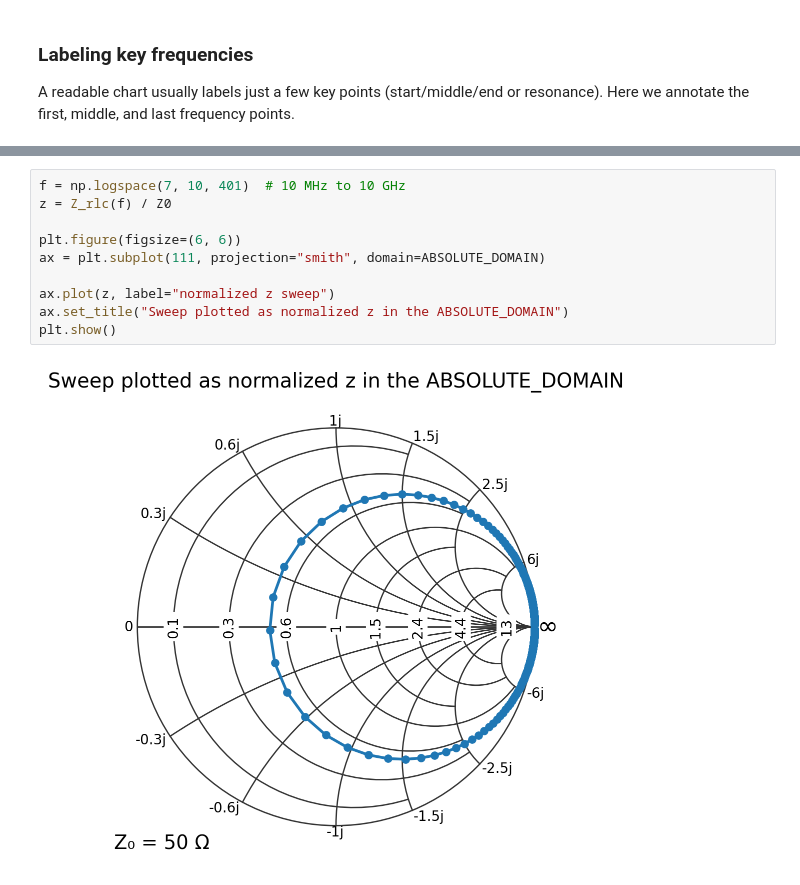
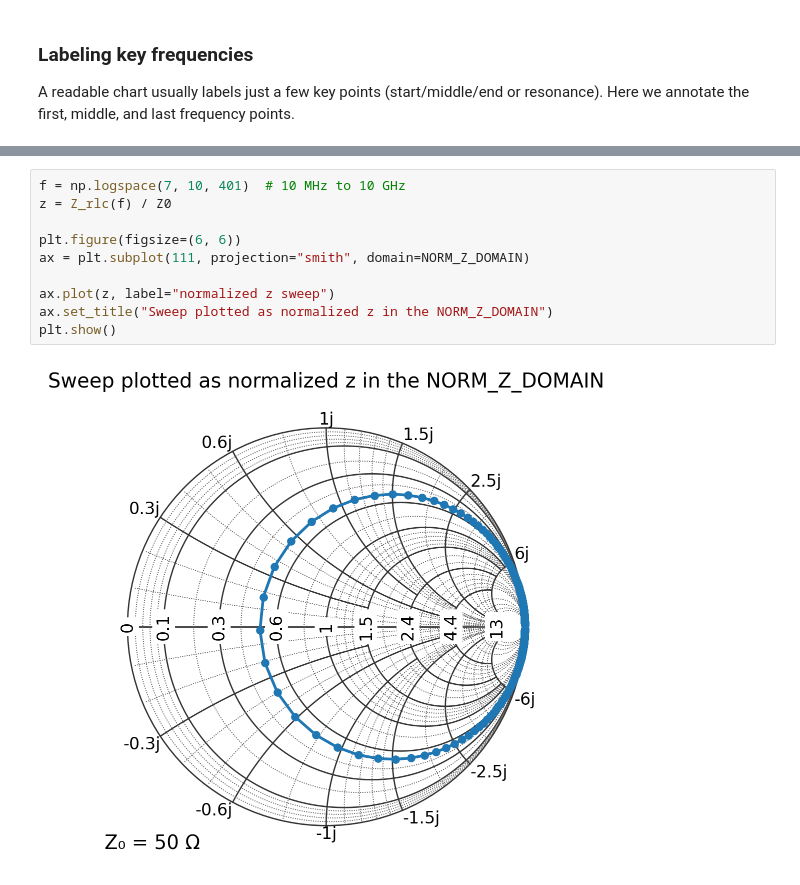
Before and after one commit to scottprahl/pysmithchart, a Jupyter notebook: docs/03_plotting.ipynb, the cells around one changed output, grey strips where cells are left out. Saved outputs shown, nothing was run; the diff lists cells and outputs as text.

```diff
--- a/docs/03_plotting.ipynb
+++ b/docs/03_plotting.ipynb
@@ -268,12 +268,12 @@ If you already normalized your data (e.g., in a homework problem), use `ABSOLUTE
 # %%
 f = np.logspace(7, 10, 401)  # 10 MHz to 10 GHz
 z = Z_rlc(f) / Z0
 
 plt.figure(figsize=(6, 6))
-ax = plt.subplot(111, projection="smith", domain=ABSOLUTE_DOMAIN)
+ax = plt.subplot(111, projection="smith", domain=NORM_Z_DOMAIN)
 
 ax.plot(z, label="normalized z sweep")
-ax.set_title("Sweep plotted as normalized z in the ABSOLUTE_DOMAIN")
+ax.set_title("Sweep plotted as normalized z in the NORM_Z_DOMAIN")
 plt.show()
 # %% [output]
-[figure, old version]
+[figure, new version]
```
Also changed, not shown: parts of 10 cells of this notebook, 6 other files.
